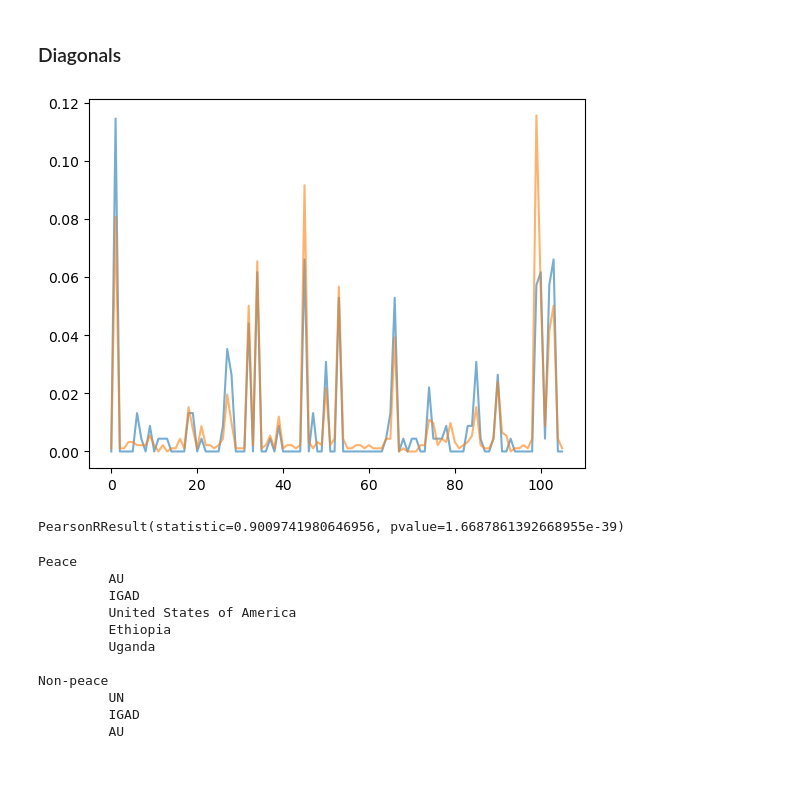
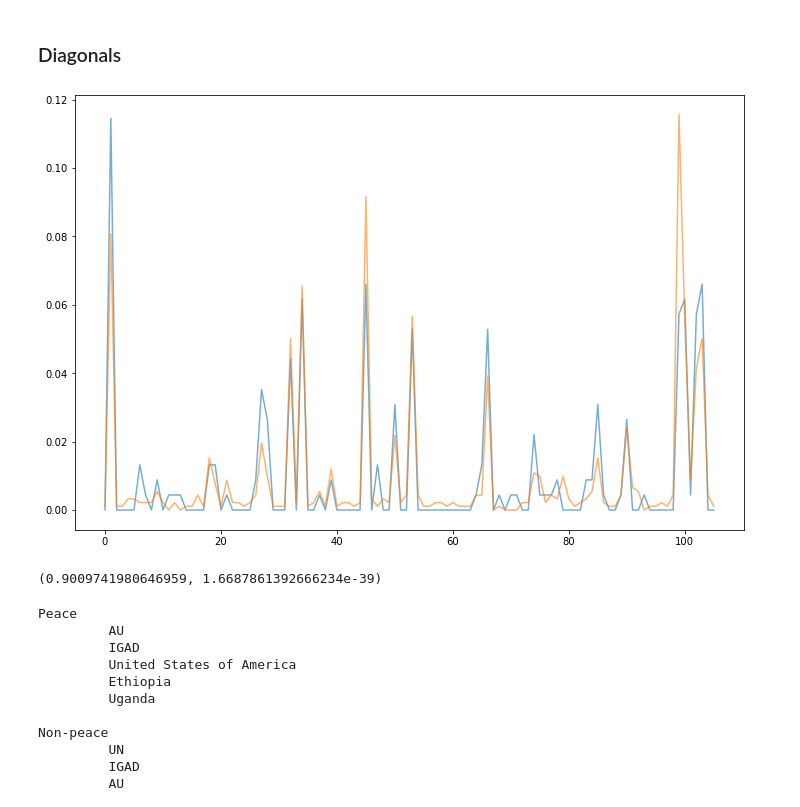
Before and after one commit to roybgardner/mediation, a Jupyter notebook: mediation_comparisons.ipynb, the cells around one changed output. Cells and saved outputs as stored; diff of their text form; code cells hidden in the pictures; blank space fills up the shorter version.

```diff
--- a/mediation_comparisons.ipynb
+++ b/mediation_comparisons.ipynb
@@ -210,35 +214,36 @@ peace_mediation_ids = [k for k,v in data_dict['vertices_dict'].items() if v['typ
 non_peace_mediation_ids = [k for k,v in data_dict['vertices_dict'].items() if v['type'] == 'MED' and\
                   v['data']['peace_agreement'] != 1]
 
 peace_mediation_indices = [data_dict['mediation_vertices'].index(v) for v in peace_mediation_ids]
 peace_matrix = data_dict['matrix'][np.ix_(peace_mediation_indices,range(0,len(data_dict['actor_vertices'])))]
 
 
 non_peace_mediation_indices = [data_dict['mediation_vertices'].index(v) for v in non_peace_mediation_ids]
 non_peace_matrix = data_dict['matrix'][np.ix_(non_peace_mediation_indices,\
                                               range(0,len(data_dict['actor_vertices'])))]
 
 
 peace_co_matrices = get_cooccurrence_matrices(peace_matrix)
 non_peace_co_matrices = get_cooccurrence_matrices(non_peace_matrix)
 
 peace_diag = np.diag(peace_co_matrices[0])
 tot = sum(peace_diag)
 peace_diag = [v/tot for v in peace_diag]
 
 non_peace_diag = np.diag(non_peace_co_matrices[0])
 tot = sum(non_peace_diag)
 non_peace_diag = [v/tot for v in non_peace_diag]
 
 x = range(0,len(peace_diag))
+f = plt.figure(figsize=(12,8))
 plt.plot(x,peace_diag,alpha=0.6)
 plt.plot(x,non_peace_diag,alpha=0.6)
 plt.show()
 
 print(stats.pearsonr(peace_diag,non_peace_diag))
 # %% [output]
-[figure, old version]
+[figure, new version]
-PearsonRResult(statistic=0.9009741980646956, pvalue=1.6687861392668955e-39)
+(0.9009741980646959, 1.6687861392666234e-39)
 # %%
 from scipy.signal import find_peaks
 
```
Also changed, not shown: parts of 6 cells of this notebook, 2 other files.
